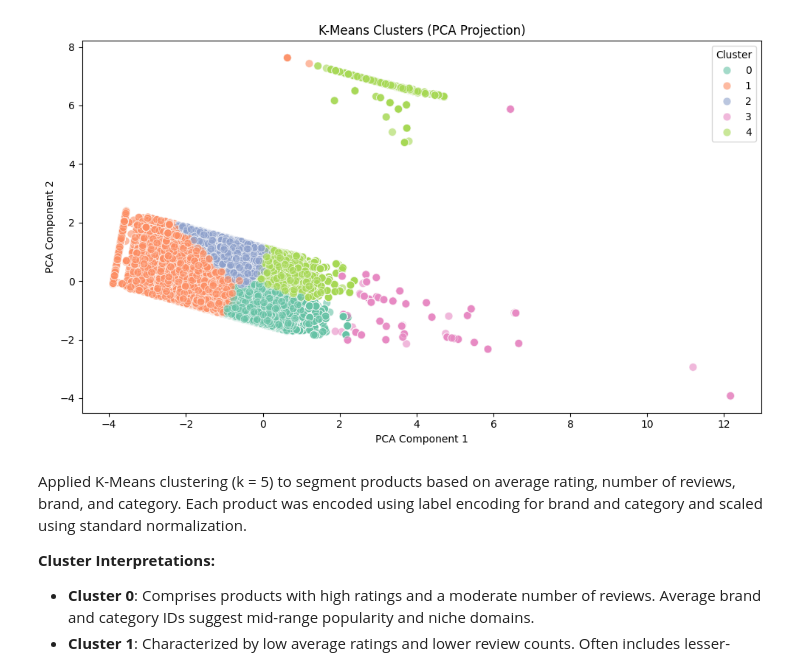
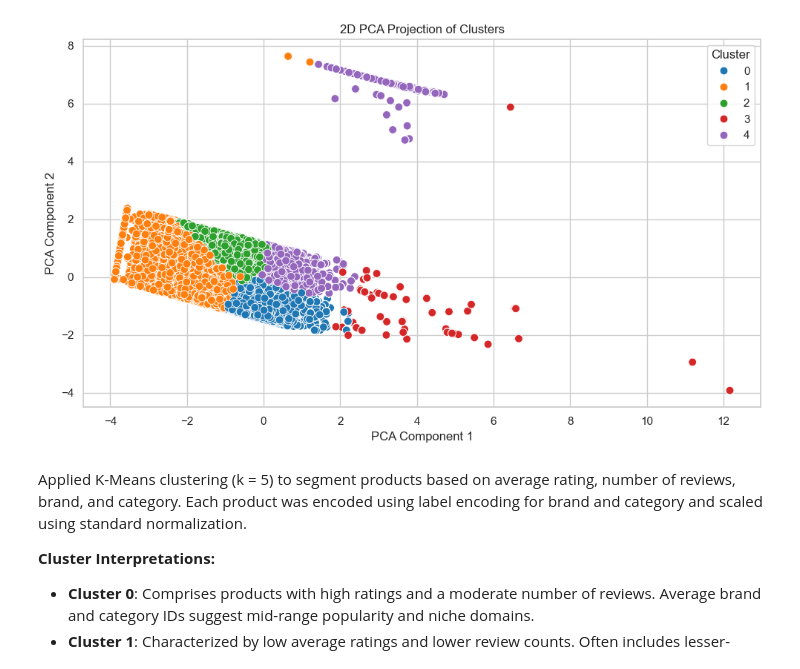
Before and after one commit to KSI-Analytics/Assignment_3, a Jupyter notebook: Clustering.ipynb, the cells around one changed output. Saved outputs shown, nothing was run; the diff lists cells and outputs as text; code cells hidden in the pictures.

Commit message:
Updated cluster task again

```diff
--- a/Clustering.ipynb
+++ b/Clustering.ipynb
@@ -1,10 +1,17 @@
 # %%
 import pandas as pd
+import numpy as np
+import matplotlib.pyplot as plt
+import seaborn as sns
 from sklearn.preprocessing import LabelEncoder, StandardScaler
 from sklearn.cluster import KMeans
 from sklearn.decomposition import PCA
-import matplotlib.pyplot as plt
-import seaborn as sns
+
+sns.set(style='whitegrid')
 
 # Load the cleaned dataset
-df = pd.read_csv("cleaned_data.csv")
+try:
+    df = pd.read_csv('cleaned_data.csv')
+    print('The Data is loaded successfully')
+except FileNotFoundError:
+    raise FileNotFoundError('Error: cleaned_data.csv not found. Check the file path for it.')
@@ -56,15 +80,15 @@ features['pca2'] = X_pca[:, 1]
 # %%
 # Visualizing cluster counts with PCA
 plt.figure(figsize=(10, 6))
-sns.scatterplot(data=features, x='pca1', y='pca2', hue='cluster', palette='Set2', alpha=0.6, s=60)
-plt.title("K-Means Clusters (PCA Projection)")
+sns.scatterplot(data=features, x='pca1', y='pca2', hue='cluster', palette='tab10', s=60)
+plt.title("2D PCA Projection of Clusters")
 plt.xlabel("PCA Component 1")
 plt.ylabel("PCA Component 2")
-plt.legend(title='Cluster')
+plt.legend(title="Cluster")
 plt.tight_layout()
 plt.show()
 # %% [output]
-[figure, old version]
+[figure, new version]
 # %% [markdown]
 Applied K-Means clustering (k = 5) to segment products based on average rating, number of reviews, brand, and category. Each product was encoded using label encoding for brand and category and scaled using standard normalization.
 
```
Also changed, not shown: parts of 3 cells of this notebook.
